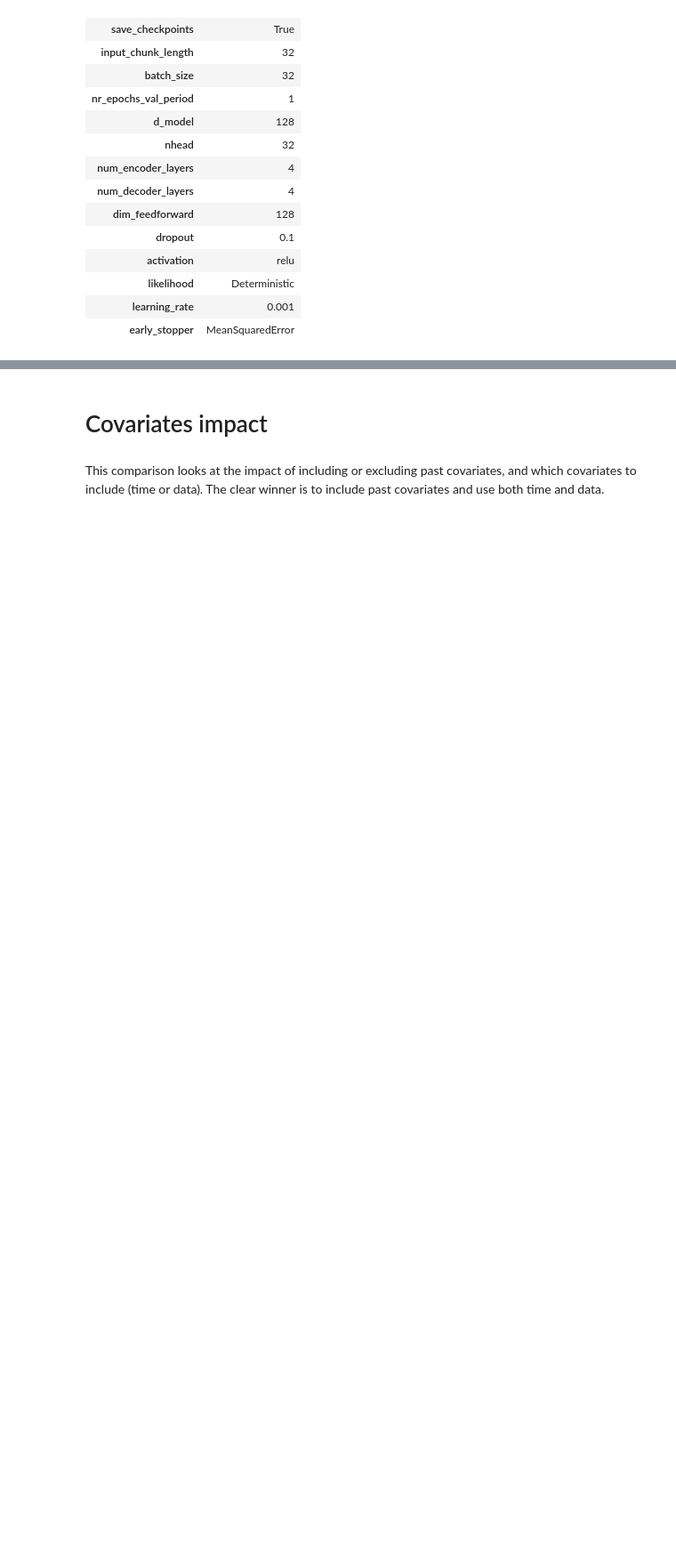
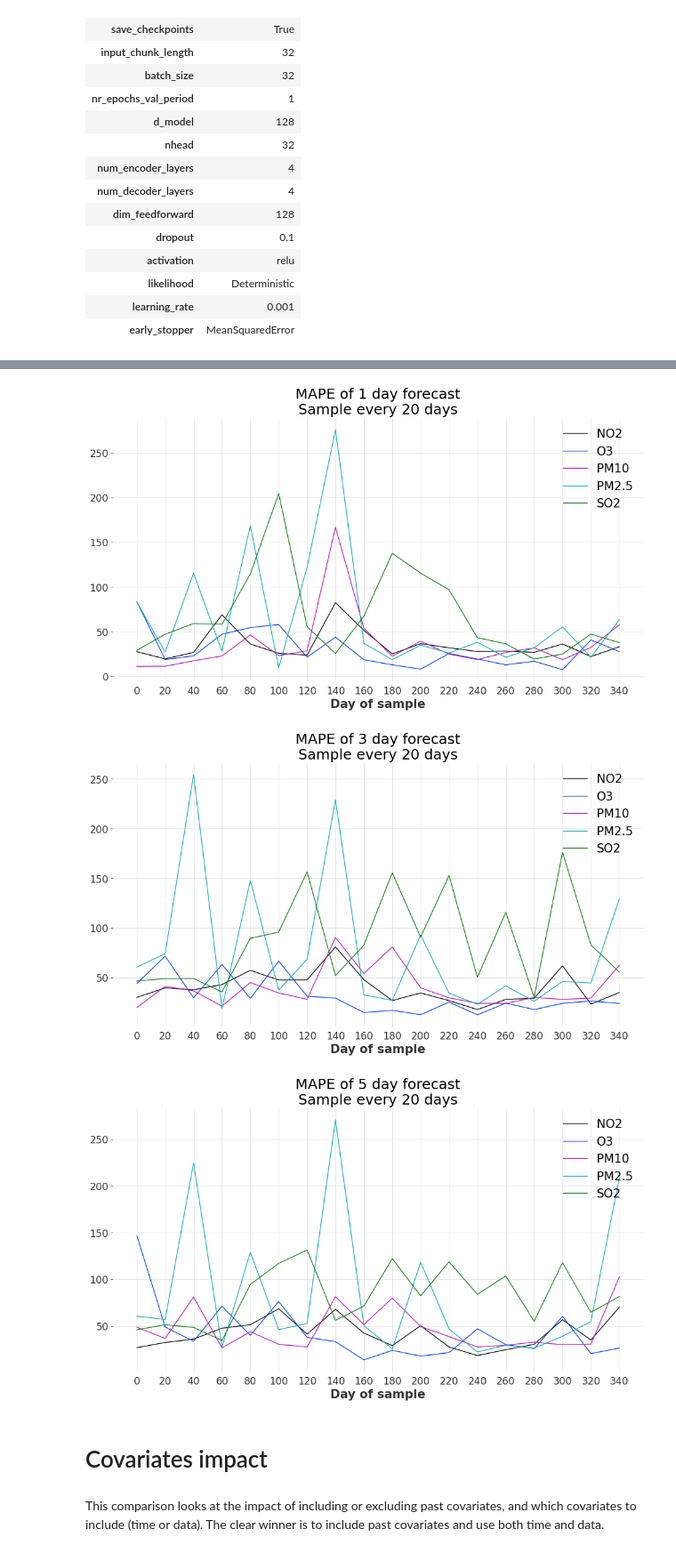
Before and after one commit to jlad26/air-quality-model-selection, a Jupyter notebook: Model comparison.ipynb, the cells around one changed output, grey strips where cells are left out. Shown at 89% size. Saved outputs shown, nothing was run; the diff lists cells and outputs as text; code cells hidden in the pictures; blank space fills up the shorter version.

Commit message:
Update Model comparisons notebook

```diff
--- a/Model comparison.ipynb
+++ b/Model comparison.ipynb
@@ -367,0 +455,7 @@ plot_validation_forecasts(
+# %%
+comparison_models = {}
+final_model_metrics = {}
+for pollutant in POLLUTANTS:
+    comparison_models[pollutant] = Model.load_model(
+        f"Models comparisons/Final models/{pollutant}"
+    )
@@ -367,0 +480,6 @@ plot_validation_forecasts(
+# %%
+with open('Models comparisons/Metrics/Final models.pkl', 'wb') as file:
+    pickle.dump(models_metrics, file)
+# %%
+with open('Models comparisons/Metrics/Final models.pkl', 'rb') as file:
+    models_metrics = pickle.load(file)
@@ -368,3 +523,48 @@ plot_validation_forecasts(
+# %%
+mape_individual_metrics = individual_metrics[individual_metrics['Metric'] == 'MAPE']
+# %%
+img_save_path = 'Models comparisons/Metrics/Final models plots'
+
+plt.rc('font', size = 20)
+fig_params = {'figsize' : (16, 8)}
+
+for lang in ['en', 'fr']:
+
+    for size in ['wide', 'narrow']:
+        fig_params['figsize'] = (16, 8) if size == 'wide' else (8, 8)
+        fig_params['dpi'] = 75.0 if size == 'wide' else 85.0
+        tick_interval = 20 if size == 'wide' else 40
+        for forecast_days in individual_metrics['Forecast'].unique():
+            plt.figure(**fig_params)
+            for pollutant in individual_metrics['Pollutant'].unique():
+                plot_data = mape_individual_metrics[
+                    (mape_individual_metrics['Forecast'] == forecast_days) &
+                    (mape_individual_metrics['Pollutant'] == pollutant)
+                ]
+                plt.plot(
+                    plot_data['Sample'], plot_data['Value'],
+                    label = f"{pollutant}"
+                )
+            plt.xticks(np.arange(min(plot_data['Sample']), max(plot_data['Sample'])+1, tick_interval))
+            if lang == 'en':
+                title_text = f"MAPE of {forecast_days} day forecast\nSample every 20 days"
+                x_axis_label = 'Day of sample'
+            else:
+                days_text = "jour" if forecast_days == 1 else "jours"
+                title_text = f"MAPE de prédiction de {forecast_days} {days_text}\nEchantillon tous les 20 jours"
+                x_axis_label = "Jour d'échantillon"
+
+            plt.title(title_text)
+            plt.xlabel(x_axis_label)
+            plt.legend(loc = 'upper right')
+            plt.savefig(f"{img_save_path}/final-model-performance-{forecast_days}-days-{lang}-{size}.png")
+            if lang == 'en' and size == 'wide':
+                plt.show()
+            plt.close()
+# %% [output]
+[figure, added]
+[figure, added]
+[figure, added]
 # %% [markdown]
 # Covariates impact
 # %% [markdown]
```
Also changed, not shown: parts of 149 cells of this notebook.
